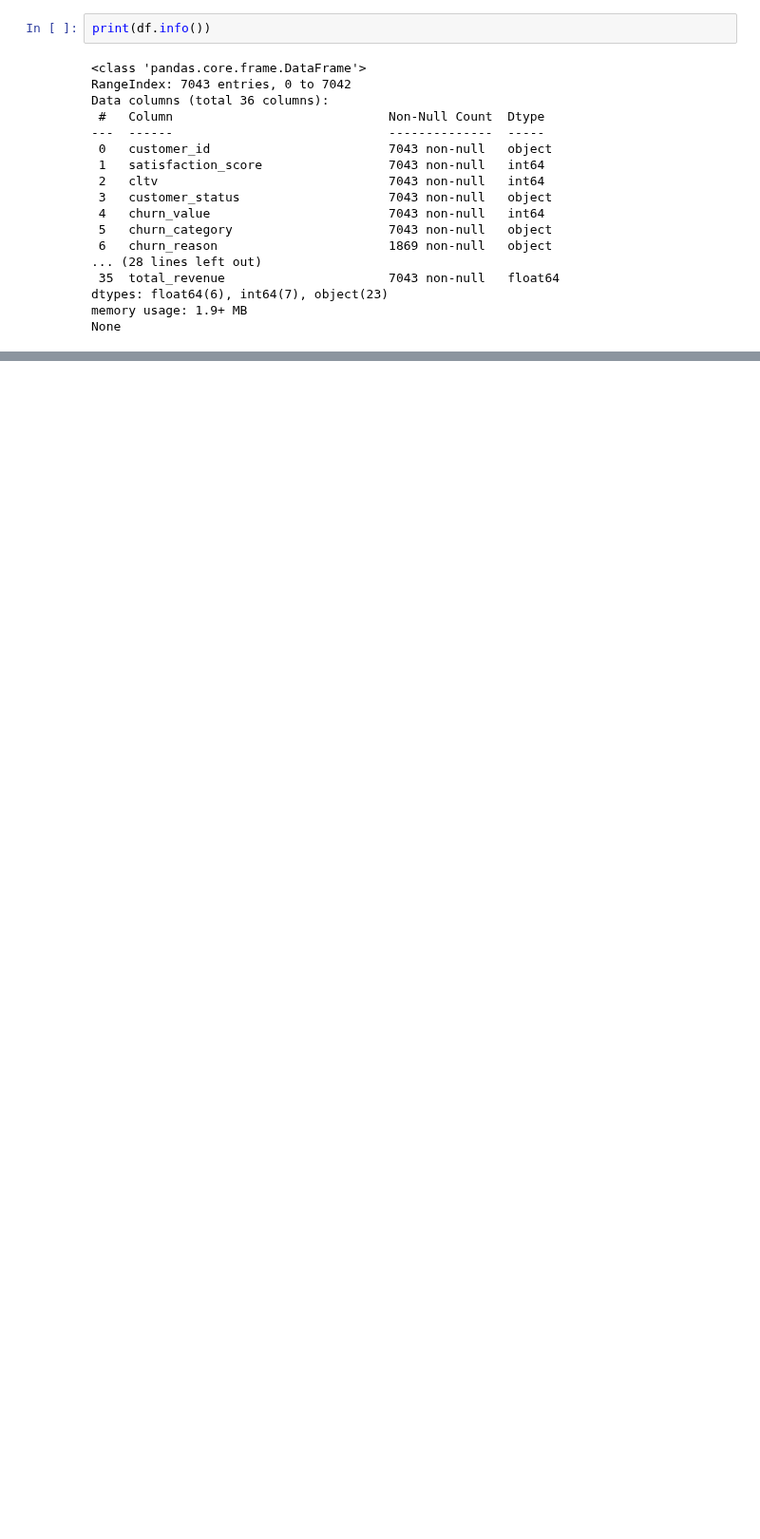
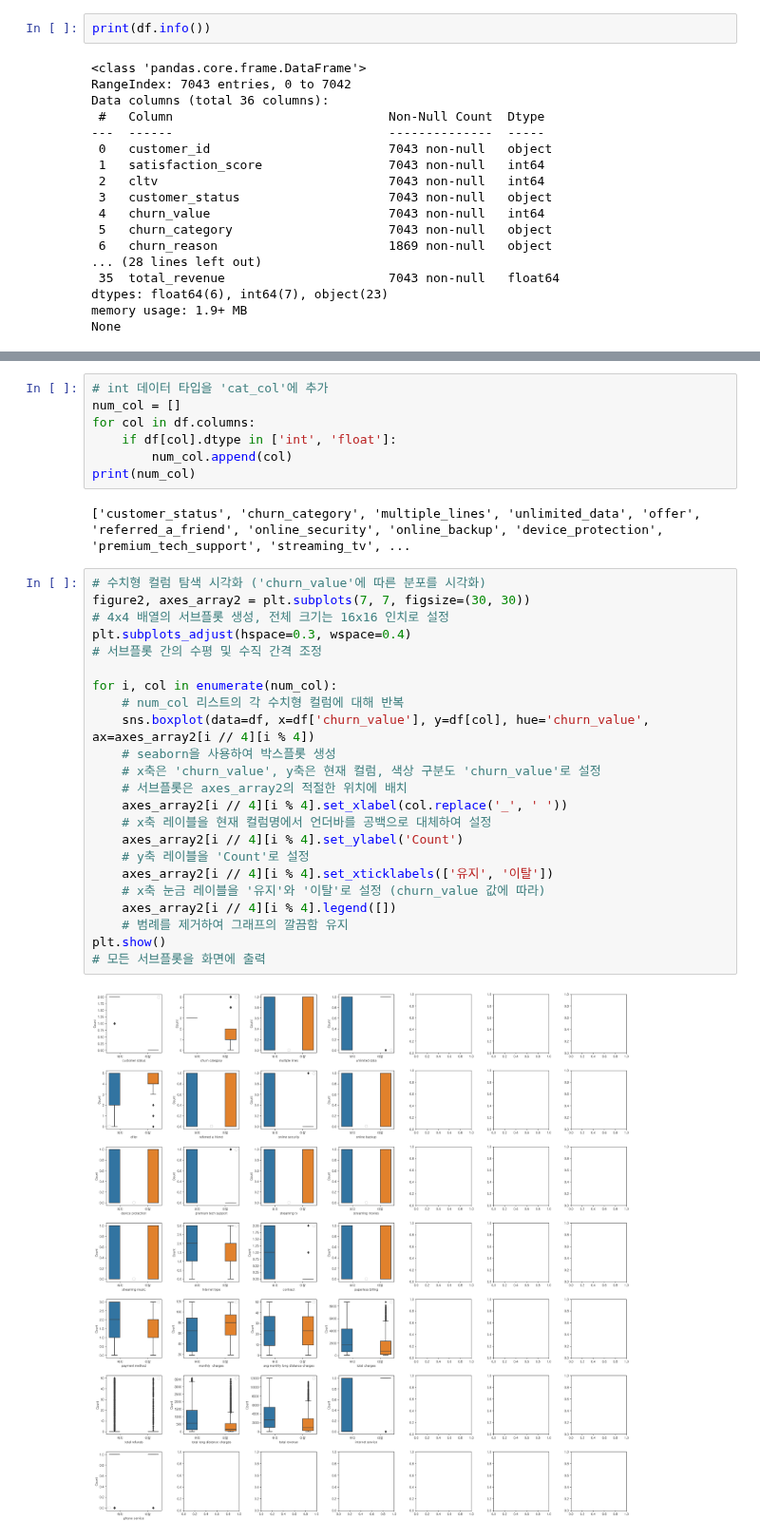
Before and after one commit to halley1116/2025_DA_study, a Jupyter notebook: team2/3주차/LYS_2.ipynb, the cells around one changed output, grey strips where cells are left out. Shown at 95% size. Saved outputs shown, nothing was run; the diff lists cells and outputs as text; blank space fills up the shorter version.

```diff
--- a/team2/3주차/LYS_2.ipynb
+++ b/team2/3주차/LYS_2.ipynb
@@ -197,0 +677,34 @@ Unique values for payment_method: [np.int64(0), np.int64(1), np.int64(2), np.int
+# %%
+# int 데이터 타입을 'cat_col'에 추가
+num_col = []
+for col in df.columns:
+    if df[col].dtype in ['int', 'float']:
+        num_col.append(col)
+print(num_col)
+# %% [output]
+['customer_status', 'churn_category', 'multiple_lines', 'unlimited_data', 'offer', 'referred_a_friend', 'online_security', 'online_backup', 'device_protection', 'premium_tech_support', 'streaming_tv', ...
+# %%
+# 수치형 컬럼 탐색 시각화 ('churn_value'에 따른 분포를 시각화)
+figure2, axes_array2 = plt.subplots(7, 7, figsize=(30, 30))
+# 4x4 배열의 서브플롯 생성, 전체 크기는 16x16 인치로 설정
+plt.subplots_adjust(hspace=0.3, wspace=0.4)
+# 서브플롯 간의 수평 및 수직 간격 조정
+
+for i, col in enumerate(num_col):
+    # num_col 리스트의 각 수치형 컬럼에 대해 반복
+    sns.boxplot(data=df, x=df['churn_value'], y=df[col], hue='churn_value', ax=axes_array2[i // 4][i % 4])
+    # seaborn을 사용하여 박스플롯 생성
+    # x축은 'churn_value', y축은 현재 컬럼, 색상 구분도 'churn_value'로 설정
+    # 서브플롯은 axes_array2의 적절한 위치에 배치
+    axes_array2[i // 4][i % 4].set_xlabel(col.replace('_', ' '))
+    # x축 레이블을 현재 컬럼명에서 언더바를 공백으로 대체하여 설정
+    axes_array2[i // 4][i % 4].set_ylabel('Count')
+    # y축 레이블을 'Count'로 설정
+    axes_array2[i // 4][i % 4].set_xticklabels(['유지', '이탈'])
+    # x축 눈금 레이블을 '유지'와 '이탈'로 설정 (churn_value 값에 따라)
+    axes_array2[i // 4][i % 4].legend([])
+    # 범례를 제거하여 그래프의 깔끔함 유지
+plt.show()
+# 모든 서브플롯을 화면에 출력
+# %% [output]
+[figure, added]
```
Also changed, not shown: parts of 85 cells of this notebook.
